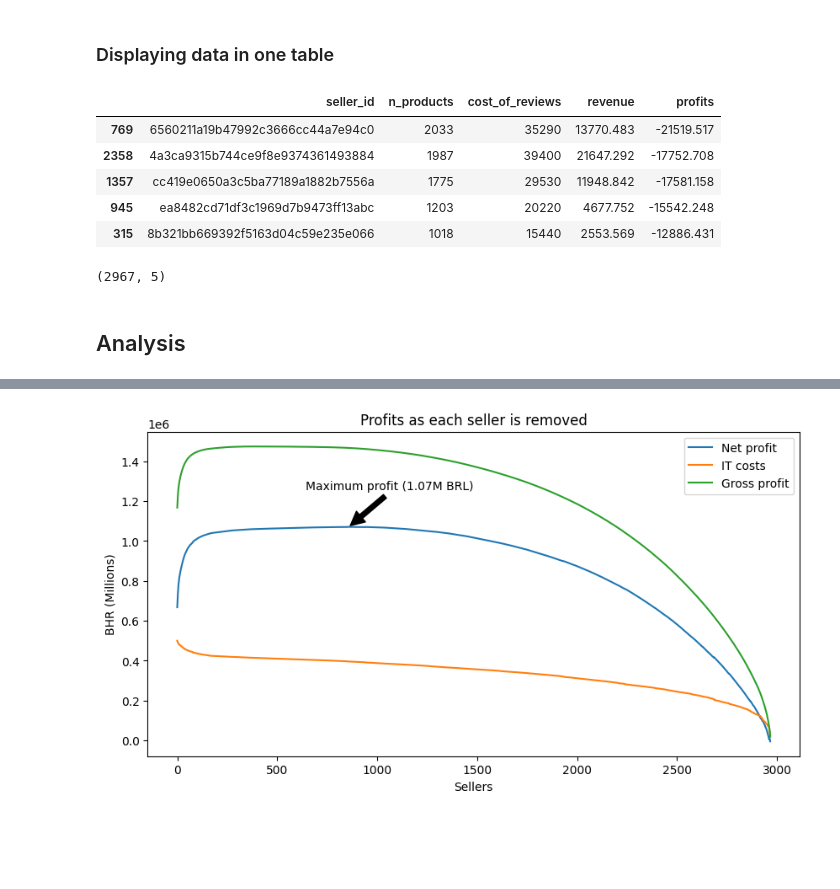
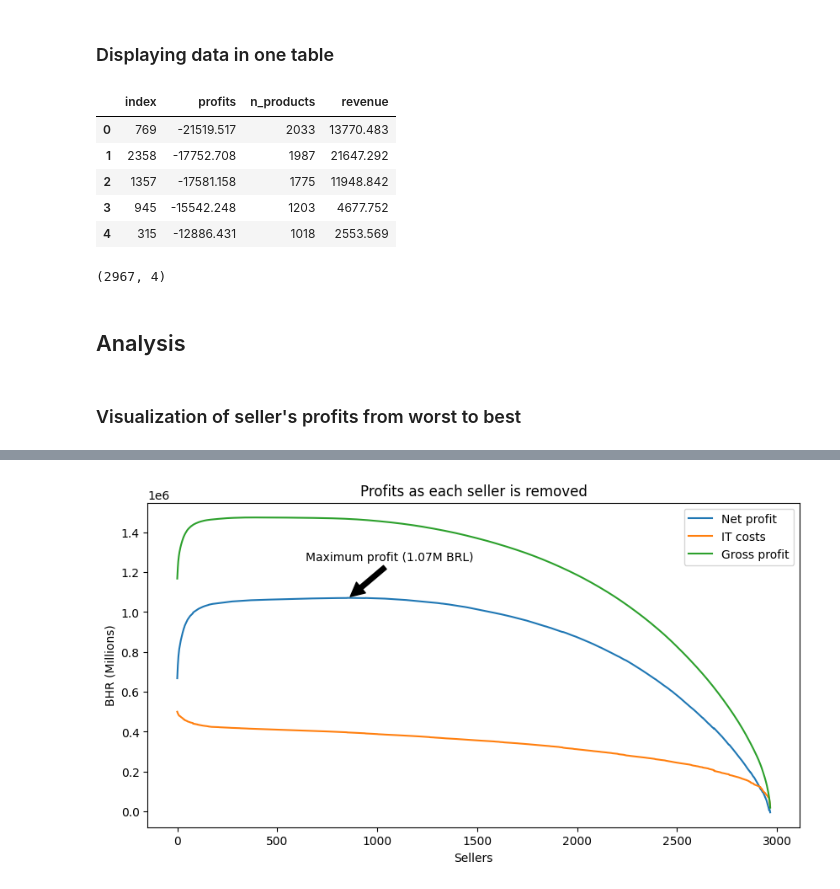
Before and after one commit to oscarschraenkler/Olist-profit-analysis, a Jupyter notebook: olist_profits_analysis.ipynb, the cells around one changed output, grey strips where cells are left out. Saved outputs shown, nothing was run; the diff lists cells and outputs as text; code cells hidden in the pictures; blank space fills up the shorter version.

```diff
--- a/olist_profits_analysis.ipynb
+++ b/olist_profits_analysis.ipynb
@@ -212,13 +219,15 @@ df_sorted = seller_df.sort_values(by='profits') #sorting sellers by lowest profi
 # %%
-display(df_sorted.head())
-display(df_sorted.shape)
+display(sorted_df.head())
+display(sorted_df.shape)
 # %% [output]
-|  | seller_id | n_products | cost_of_reviews | revenue | profits |
-| 769 | 6560211a19b47992c3666cc44a7e94c0 | 2033 | 35290 | 13770.483 | -21519.517 |
-| 2358 | 4a3ca9315b744ce9f8e9374361493884 | 1987 | 39400 | 21647.292 | -17752.708 |
-| 1357 | cc419e0650a3c5ba77189a1882b7556a | 1775 | 29530 | 11948.842 | -17581.158 |
-| 945 | ea8482cd71df3c1969d7b9473ff13abc | 1203 | 20220 | 4677.752 | -15542.248 |
-| 315 | 8b321bb669392f5163d04c59e235e066 | 1018 | 15440 | 2553.569 | -12886.431 |
+|  | index | profits | n_products | revenue |
+| 0 | 769 | -21519.517 | 2033 | 13770.483 |
+| 1 | 2358 | -17752.708 | 1987 | 21647.292 |
+| 2 | 1357 | -17581.158 | 1775 | 11948.842 |
+| 3 | 945 | -15542.248 | 1203 | 4677.752 |
+| 4 | 315 | -12886.431 | 1018 | 2553.569 |
-(2967, 5)
+(2967, 4)
 # %% [markdown]
 ## Analysis
+# %% [markdown]
+### Visualization of seller's profits from worst to best
```
Also changed, not shown: parts of 41 cells of this notebook.
